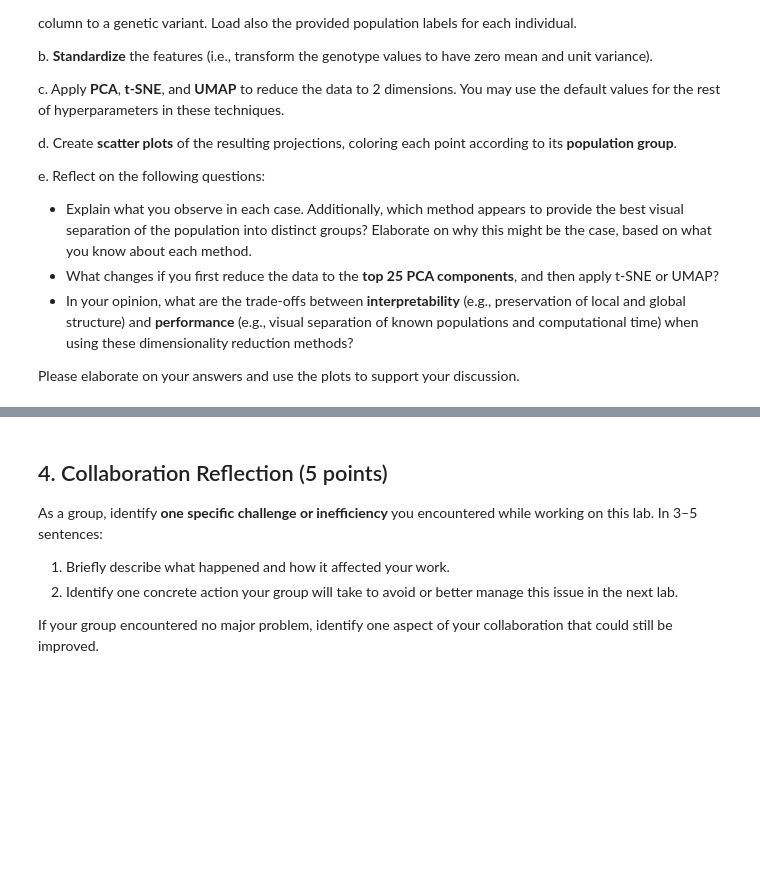
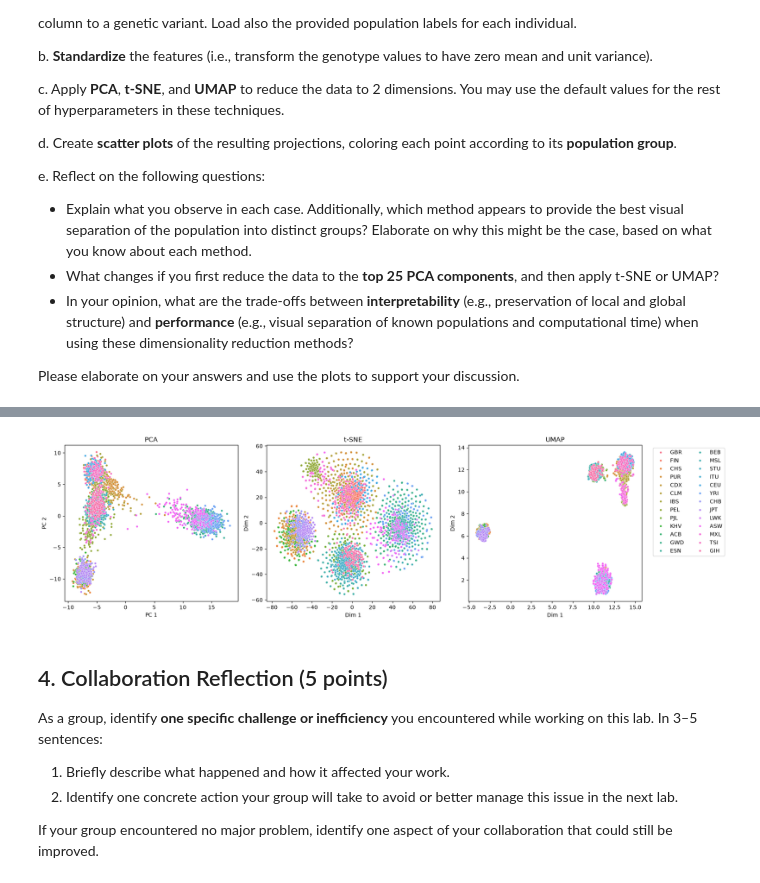
Before and after one commit to MaxGuryan9/tsna-and-umap_DS4021, a Jupyter notebook: 03-tsne-and-umap.ipynb, the cells around one changed output, grey strips where cells are left out. Saved outputs shown, nothing was run; the diff lists cells and outputs as text; code cells hidden in the pictures; blank space fills up the shorter version.

```diff
--- a/03-tsne-and-umap.ipynb
+++ b/03-tsne-and-umap.ipynb
@@ -230,3 +312,39 @@ Please elaborate on your answers and use the plots to support your discussion.
+# %%
+# c
+pca = PCA(n_components=2)
+X_pca = pca.fit_transform(X_scaled)
+
+tsne = TSNE(n_components=2)
+X_tsne = tsne.fit_transform(X_scaled)
+
+reducer = umap.UMAP(n_components=2)
+X_umap = reducer.fit_transform(X_scaled)
+
+# d
+plt.figure(figsize=(18, 5))
+plt.subplot(1, 3, 1)
+sns.scatterplot(x=X_pca[:, 0], y=X_pca[:, 1], hue=labels, legend=False, s=15)
+plt.title('PCA')
+plt.xlabel('PC 1')
+plt.ylabel('PC 2')
+
+plt.subplot(1, 3, 2)
+sns.scatterplot(x=X_tsne[:, 0], y=X_tsne[:, 1], hue=labels, legend=False, s=15)
+plt.title('t-SNE')
+plt.xlabel('Dim 1')
+plt.ylabel('Dim 2')
+
+plt.subplot(1, 3, 3)
+sns.scatterplot(x=X_umap[:, 0], y=X_umap[:, 1], hue=labels, s=15)
+plt.title('UMAP')
+plt.xlabel('Dim 1')
+plt.ylabel('Dim 2')
+plt.legend(bbox_to_anchor=(1.05, 1), loc='upper left', ncol=2)
+
+plt.tight_layout()
+plt.show()
+# %% [output]
+[figure, added]
 # %% [markdown]
 ## 4. Collaboration Reflection (5 points)
 
```
Also changed, not shown: parts of 13 cells of this notebook.
